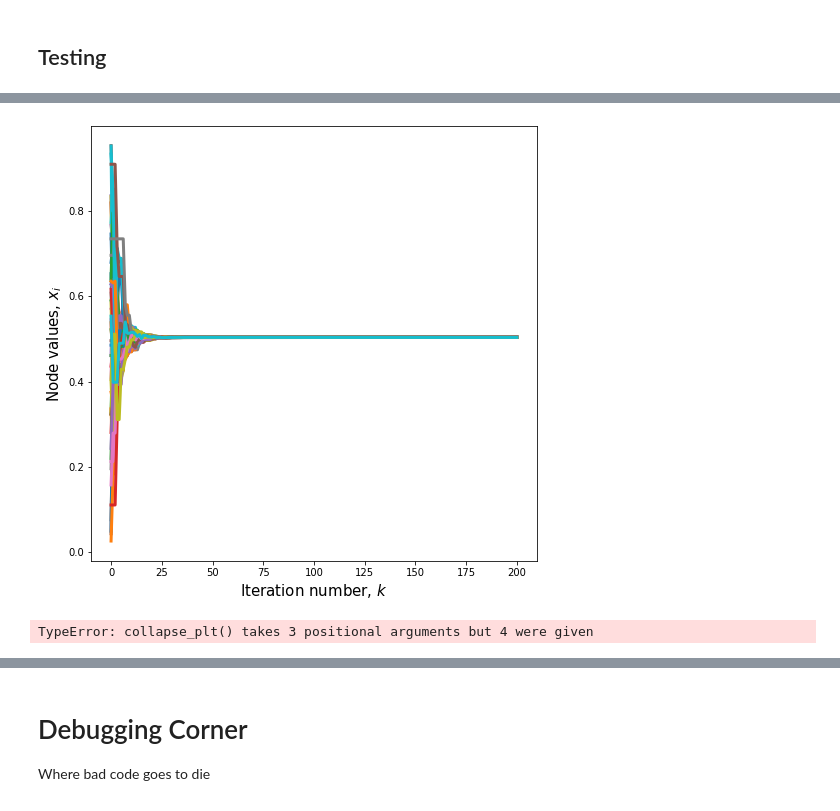
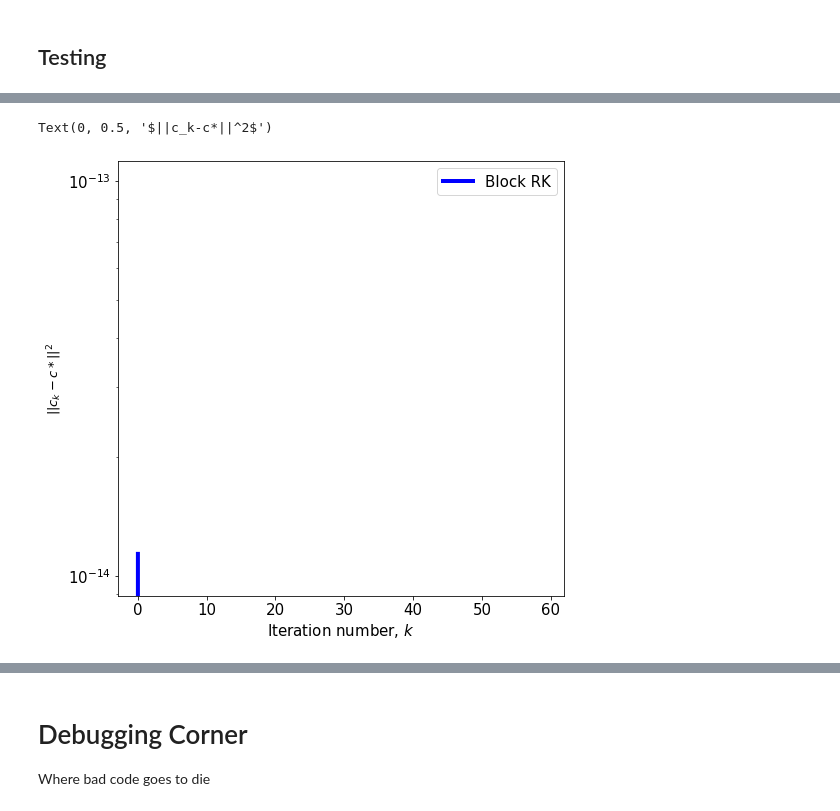
Before and after one commit to jamiehadd/AC-Kaczmarz, a Jupyter notebook: Block RK Methods - Working Copy.ipynb, the cells around one changed output, grey strips where cells are left out. Drawn from its saved outputs; the diff is of its cells as text; code cells hidden in the pictures.

```diff
--- a/Block RK Methods - Working Copy.ipynb
+++ b/Block RK Methods - Working Copy.ipynb
@@ -482,2 +509,2 @@ array([[0.50327669],
 # %%
-clique_cover_bounded(G, A)
+test = clique_edge_cover(G,A,10)
@@ -496,2 +510,0 @@ clique_cover_bounded(G, A)
-# %%
-test = clique_cover(G,A)
@@ -504,4 +532,8 @@ plt.xlabel(r'Iteration number, $k$', fontsize=15)
 ies = blocks_from_ies(G, A)
 # %%
 # def blockRK(A, sol, b, blocks, N, c):
-test_x, xlist, errs = blockRK(A, sol, b, ies, 200, x)
+test_x, xlist, errs = blockRK(A, sol, b, test, 60, x)
+# %%
+N = 60
+collapse_plt(xlist, n, N)
+plt.show()
@@ -508,8 +542,7 @@ test_x, xlist, errs = blockRK(A, sol, b, ies, 200, x)
 # %%
-N = 200
-collapse_plt(xlist, n, N)
-#plt.xlabel('Iteration number, $k$', fontsize=15)
-#plt.ylabel('Node values, $x_i$', fontsize=15)
-plt.show()
+error_plt2(errs, G, test, sol, N, rate='cliques')
+plt.xlabel(r'Iteration number, $k$', fontsize=15)
+plt.ylabel(r'$||c_k-c*||^2$', fontsize=13)
 # %% [output]
+Text(0, 0.5, '$||c_k-c*||^2$')
-[figure, old version]
+[figure, new version]
@@ -524,9 +550,0 @@ test_x, xlist, errs = blockRK(A, sol, b, test, 1000, x)
-# %%
-collapse_plt(xlist, n, 1000)
-plt.xlabel('Iteration number, $k$', fontsize=15)
-plt.ylabel('Coordinates, $x_i$', fontsize=15)
-plt.xticks(fontsize=15)
-plt.yticks(fontsize=15)
-plt.show()
-# %% [output]
-TypeError: collapse_plt() takes 3 positional arguments but 4 were given
```
Also changed, not shown: parts of 20 cells of this notebook, 5 other files.
